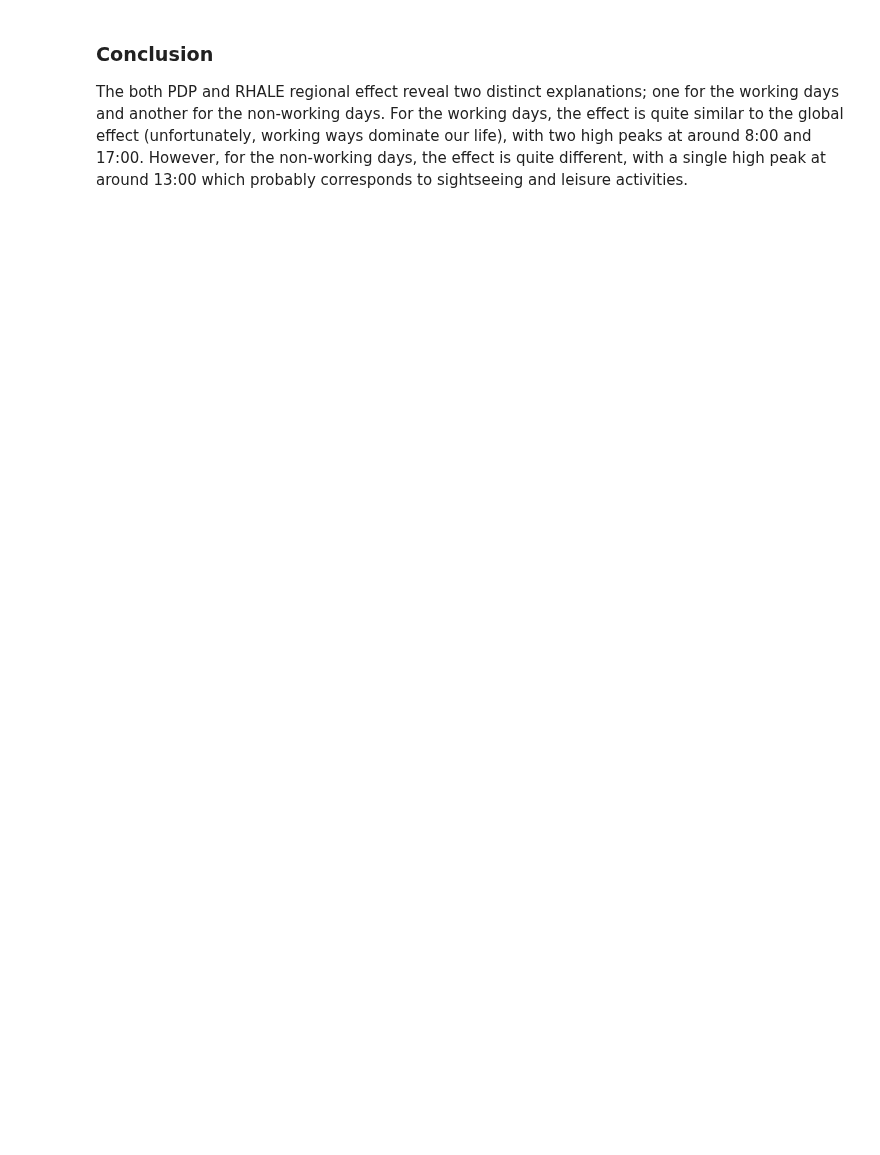
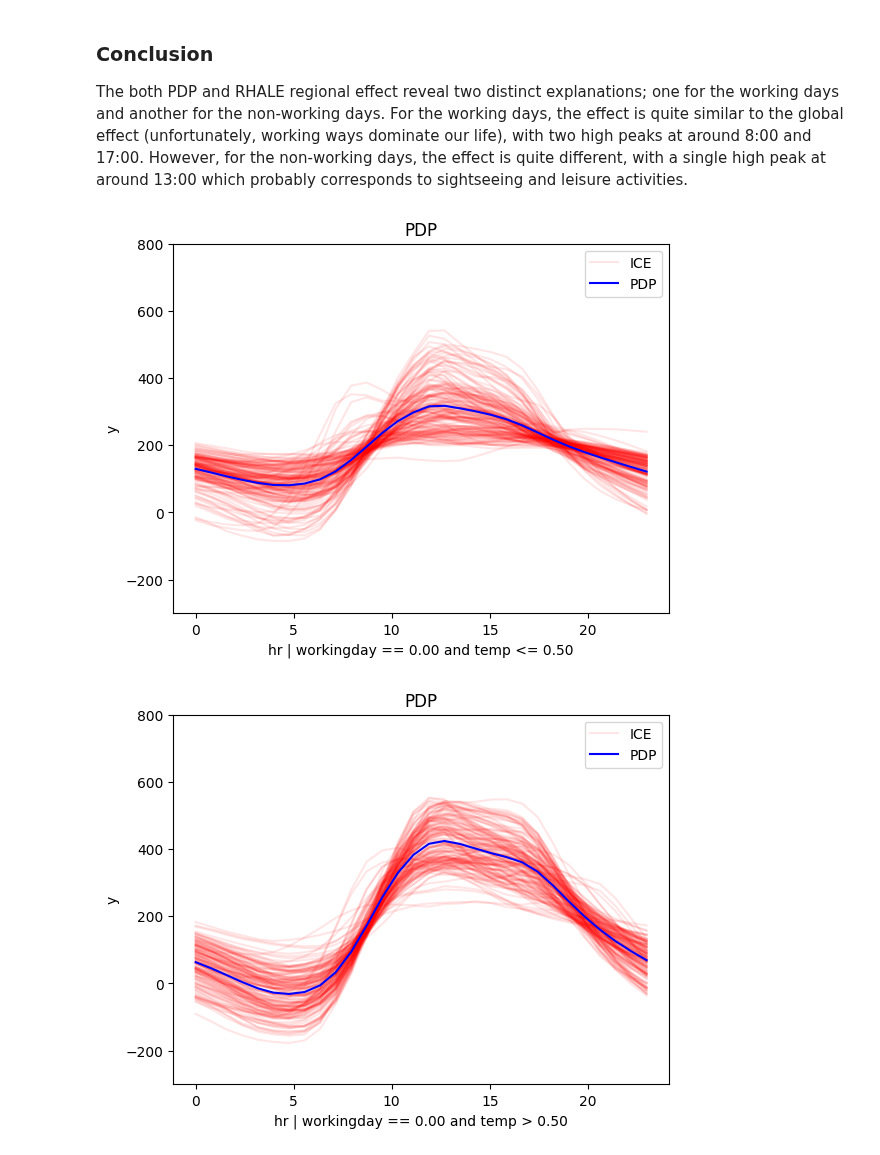
Before and after one commit to givasile/effector, a Jupyter notebook: notebooks/real-examples/01_bike_sharing_dataset.ipynb, the cells around one changed output. Saved outputs shown, nothing was run; the diff lists cells and outputs as text; code cells hidden in the pictures; blank space fills up the shorter version.

```diff
--- a/notebooks/real-examples/01_bike_sharing_dataset.ipynb
+++ b/notebooks/real-examples/01_bike_sharing_dataset.ipynb
@@ -347,3 +348,9 @@ regional_pdp.plot(feature=3, node_idx=2, heterogeneity="ice", centering=True, sc
 ### Conclusion
 
 The both PDP and RHALE regional effect reveal two distinct explanations; one for the working days and another for the non-working days. For the working days, the effect is quite similar to the global effect (unfortunately, working ways dominate our life), with two high peaks at around 8:00 and 17:00. However, for the non-working days, the effect is quite different, with a single high peak at around 13:00 which probably corresponds to sightseeing and leisure activities.
+# %%
+for node_idx in [3, 4, 5, 6]:
+    regional_pdp.plot(feature=3, node_idx=node_idx, heterogeneity="ice", centering=True, scale_x_list=scale_x_list, scale_y=scale_y, y_limits=y_limits)
+# %% [output]
+[figure, added]
+[figure, added]
```
Also changed, not shown: parts of 11 cells of this notebook, 10 other files.
